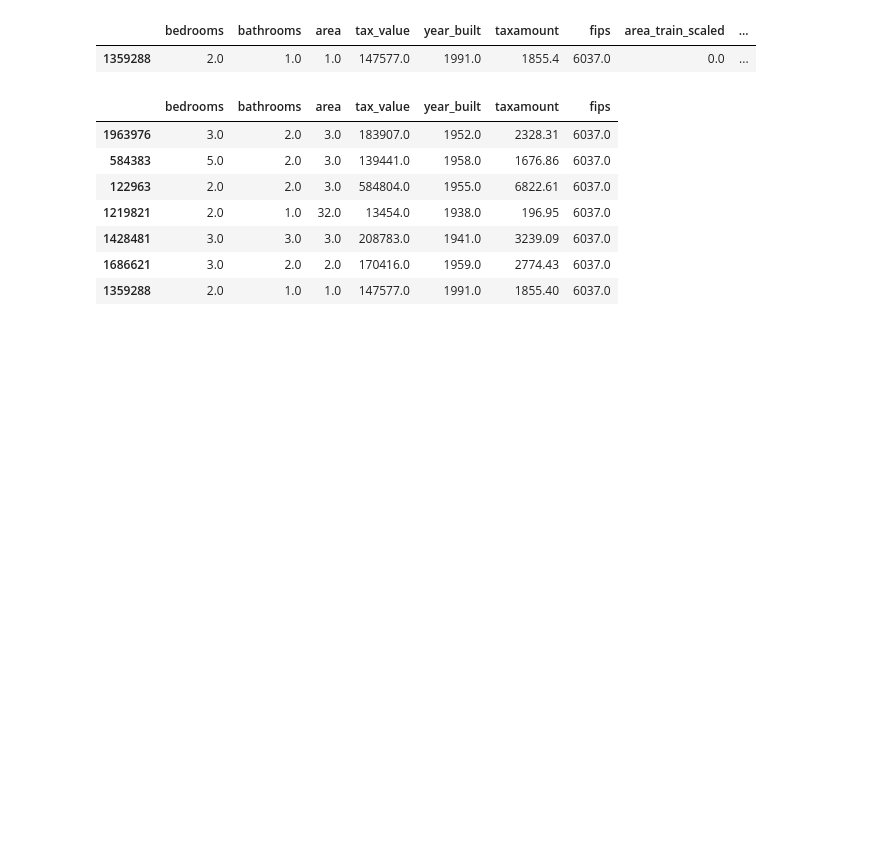
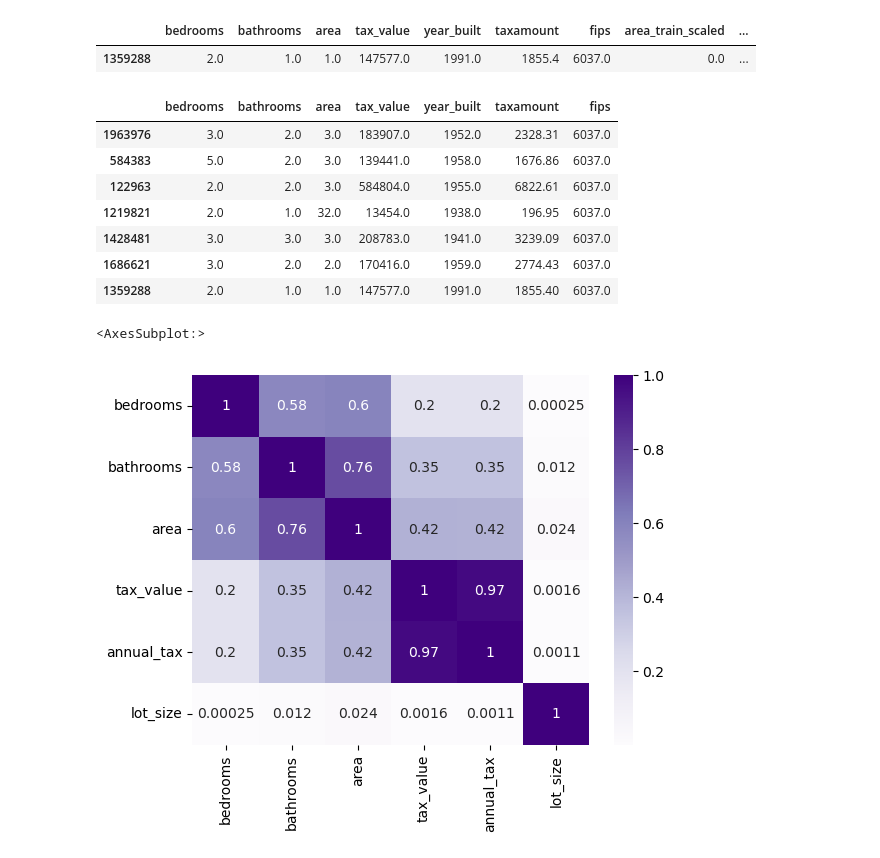
Before and after one commit to Adam-Harris87/regression-exercises, a Jupyter notebook: wrangle.ipynb, the cells around one changed output. Cells and saved outputs as stored; diff of their text form; code cells hidden in the pictures; blank space fills up the shorter version.

```diff
--- a/wrangle.ipynb
+++ b/wrangle.ipynb
@@ -244,3 +280,8 @@ train[train.area < 100]
 | 1428481 | 3.0 | 3.0 | 3.0 | 208783.0 | 1941.0 | 3239.09 | 6037.0 |
 | 1686621 | 3.0 | 2.0 | 2.0 | 170416.0 | 1959.0 | 2774.43 | 6037.0 |
 | 1359288 | 2.0 | 1.0 | 1.0 | 147577.0 | 1991.0 | 1855.40 | 6037.0 |
+# %%
+sns.heatmap(train.corr(), cmap='Purples', annot=True)
+# %% [output]
+<AxesSubplot:>
+[figure, added]
```
Also changed, not shown: parts of 16 cells of this notebook, 4 other files.
